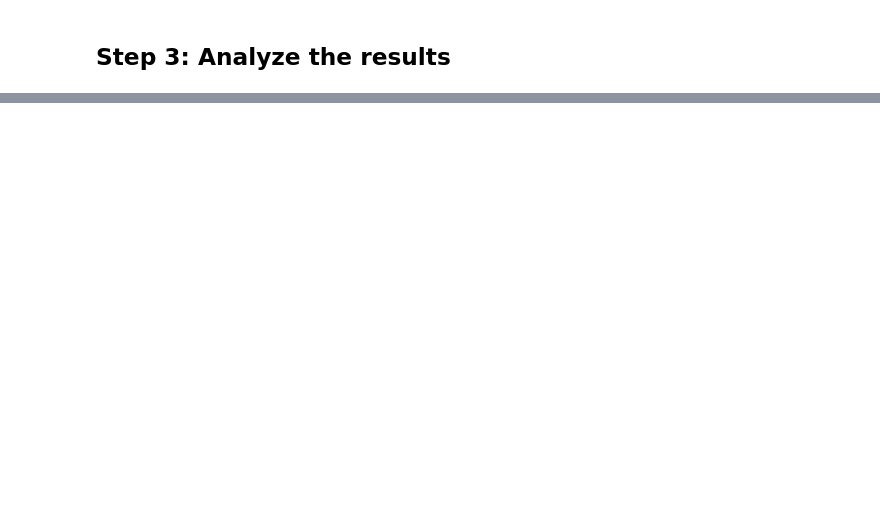
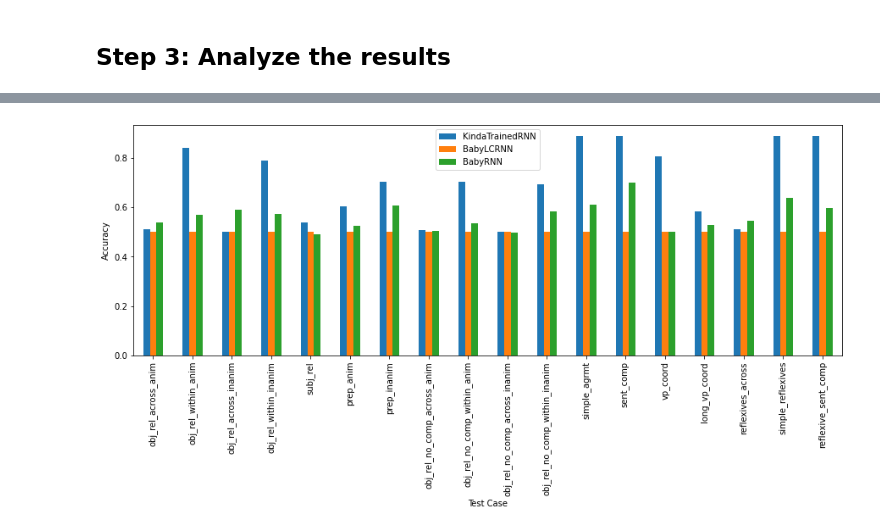
Before and after one commit to adityayedetore/LCRNN, a Jupyter notebook: RNN_eval.ipynb, the cells around one changed output, grey strips where cells are left out. Saved outputs shown, nothing was run; the diff lists cells and outputs as text; code cells hidden in the pictures; blank space fills up the shorter version.

```diff
--- a/RNN_eval.ipynb
+++ b/RNN_eval.ipynb
@@ -90,7 +100,7 @@ def get_surps(o):
     return -1 * logprobs
 
 
-def get_complexity_apply(o,t,sentid,corpus,tags=False):
+def get_complexity_apply(o,t,sentid,corpus,model_name,tags=False):
     Hs = torch.squeeze(apply(get_entropy,o))
     surps = apply(get_surps,o)
     for corpuspos, targ in enumerate(t):
@@ -102,7 +112,7 @@ def get_complexity_apply(o,t,sentid,corpus,tags=False):
             # Don't output the complexity of EOS
             continue
         surp = surps[corpuspos][int(targ)]
-        with open(WORKING_DIR+'/RNN.output', 'a') as f:
+        with open(WORKING_DIR+'/'+model_name+'.output', 'a') as f:
             f.write('\n' + str(word)+' '+str(sentid)+' '+str(corpuspos)+' '+str(len(word))+' '+str(float(surp))+' '+str(float(Hs[corpuspos])))
 
 
@@ -251,6 +258,7 @@ writer.write_tests(all_test_sents, 'word')
 name_lengths = writer.name_lengths
 key_lengths = writer.key_lengths
 
-# Finally, proceed with testing
-test_LM()
+# Finally, proceed with testing the model(s)
+for model_name, model_files in model_list.items():
+    test_LM(model_name, model_files)
 # %% [output]
@@ -327,7 +335,7 @@ def analyze_npi_results(results):
     return [sentences[x] for x in options]
 
 
-def display_agrmt_results(name, sents):
+def display_agrmt_results(name, sents, model_name):
     correct_sents, incorrect_sents = sents
     overall_correct = 0.
     total = 0.
@@ -353,7 +361,7 @@ def display_agrmt_results(name, sents):
 
     # Case-by-case accuracies
     if MODE == 'full':
-        case_out = open(WORKING_DIR+'/case_accs.txt', 'w')
+        case_out = open(WORKING_DIR+'/'+model_name+'_case_accs.txt', 'w')
         case_out.write("\n##########\n" + name + "\n##########\n"+"Overall acc: "+str(float(overall_correct)/total)+"\n")
         for (case,score) in sorted(case_accs.items(), key=operator.itemgetter(1)):
             case_out.write(str(case)+":\n")
@@ -363,7 +371,7 @@ def display_agrmt_results(name, sents):
 
     # Individual scores
     if MODE == 'full':
-        fout = open(WORKING_DIR+'/individual_accs.txt', 'w')
+        fout = open(WORKING_DIR+'/'+model_name+'_individual_accs.txt', 'w')
         fout.write("\n##########\n" + name + "\n##########\n\n")
         fout.write("Examples that the LM predicts incorrectly:\n")
         for case in incorrect_sents.keys():
@@ -385,7 +393,7 @@ def display_agrmt_results(name, sents):
     return float(overall_correct)/total
 
 
-def display_npi_results(name, sents):
+def display_npi_results(name, sents, model_name):
     gi_grammatical_sents, gi_intrusive_sents, iu_intrusive_sents, iu_ungrammatical_sents, gu_grammatical_sents, gu_ungrammatical_sents = sents
     overall_gi = 0.
     overall_iu = 0.
@@ -419,7 +427,7 @@ def display_npi_results(name, sents):
 
     # Case-by-case accuracies
     if MODE == 'full':
-        case_out = open(WORKING_DIR+'/case_accs.txt', 'a')
+        case_out = open(WORKING_DIR+'/'+model_name+'_case_accs.txt', 'a')
         case_out.write("\n##########\n" + name + "\n##########\n" + "Overall acc:\n")
         case_out.write("OVERALL P(GRAMMATICAL) > P(INTRUSIVE): "+str(float(overall_gi)/total_gi)+"\n")
         case_out.write("OVERALL P(INTRUSIVE) > P(UNGRAMMATICAL): "+str(float(overall_iu)/total_iu)+"\n")
@@ -435,7 +443,7 @@ def display_npi_results(name, sents):
 
     # Individual scores
     if MODE == 'full':
-        fout = open(WORKING_DIR+'/individual_accs.txt', 'a')
+        fout = open(WORKING_DIR+'/'+model_name+'_individual_accs.txt', 'a')
         fout.write("\n##########\n" + name + "\n##########\n\n")
         fout.write("Examples where the LM prefers the intrusive licensor over the grammatical case:\n")
         for case in gi_intrusive_sents.keys():
@@ -523,0 +547,17 @@ with open(WORKING_DIR+'/overall_accs.txt', 'w') as f:
+# %%
+# Extract row labels based on test cases
+labels = []
+for name in joined_results.keys():
+    if 'npi' in name:
+        if NPI_SKIP:
+            continue
+        labels.append(name+'(G_v_I)')
+        labels.append(name+'(I_v_UG)')
+        labels.append(name+'(G_v_UG)')
+    else:
+        labels.append(name)
+
+# Create a dataframe of results and display it
+df = pd.DataFrame(display_results, index=labels)
+
+df
@@ -523,0 +582,8 @@ with open(WORKING_DIR+'/overall_accs.txt', 'w') as f:
+# %%
+# Alternatively, show a nice bar plot
+df.plot.bar(figsize=(15,5))
+plt.ylabel('Accuracy')
+plt.xlabel('Test Case')
+plt.show()
+# %% [output]
+[figure, added]
```
Also changed, not shown: parts of 10 cells of this notebook.
